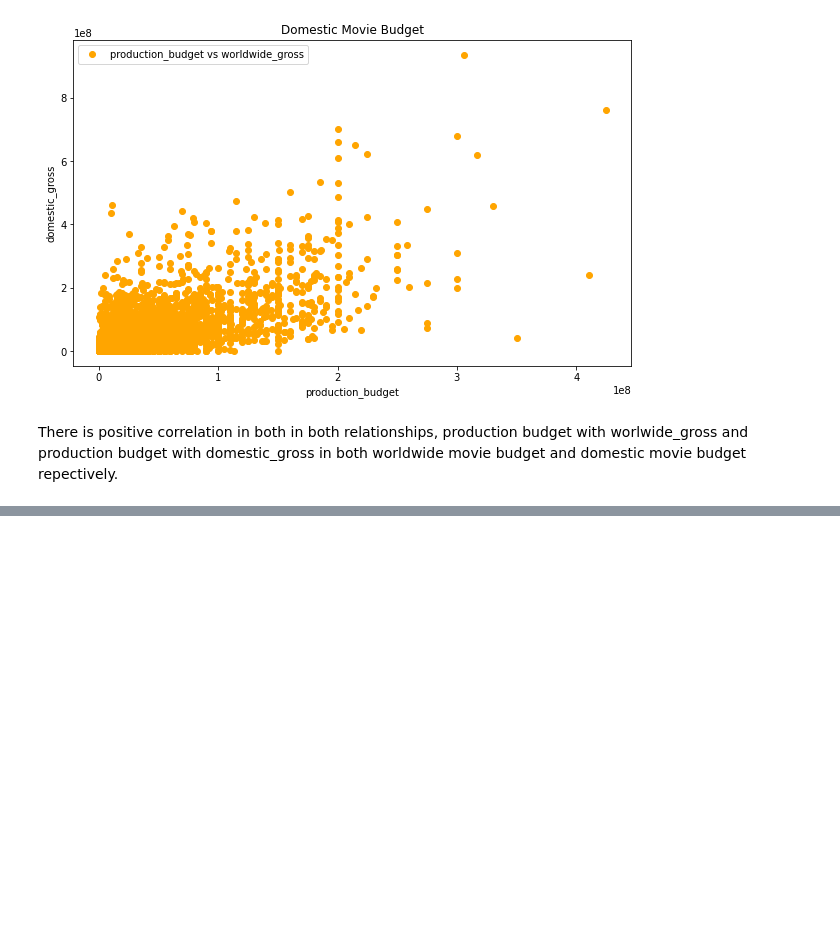
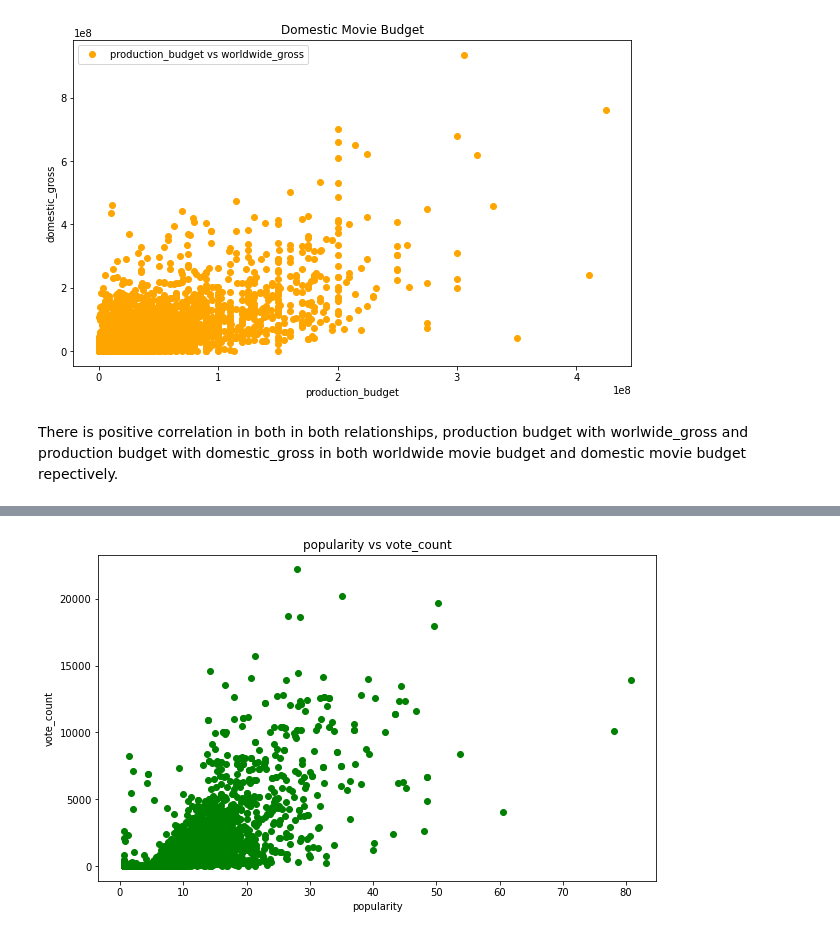
Before and after one commit to JEr1yAnalst/dsc-phase-1-Project-Microsoft-Film-Analysis-, a Jupyter notebook: student.ipynb, the cells around one changed output, grey strips where cells are left out. Drawn from its saved outputs; the diff is of its cells as text; code cells hidden in the pictures; blank space fills up the shorter version.

```diff
--- a/student.ipynb
+++ b/student.ipynb
@@ -675,0 +756,11 @@ There is positive correlation in both in both relationships, production budget w
+# %%
+#  ploting to see corr between popularity and vote_count of the movies
+plt.figure(figsize=(10,6))
+plt.scatter(data=tmdb_movie, x='popularity', y='vote_count', color='green')
+
+plt.xlabel('popularity')
+plt.ylabel('vote_count')
+plt.title('popularity vs vote_count')
+plt.show();
+# %% [output]
+[figure, added]
```
Also changed, not shown: parts of 19 cells of this notebook.
